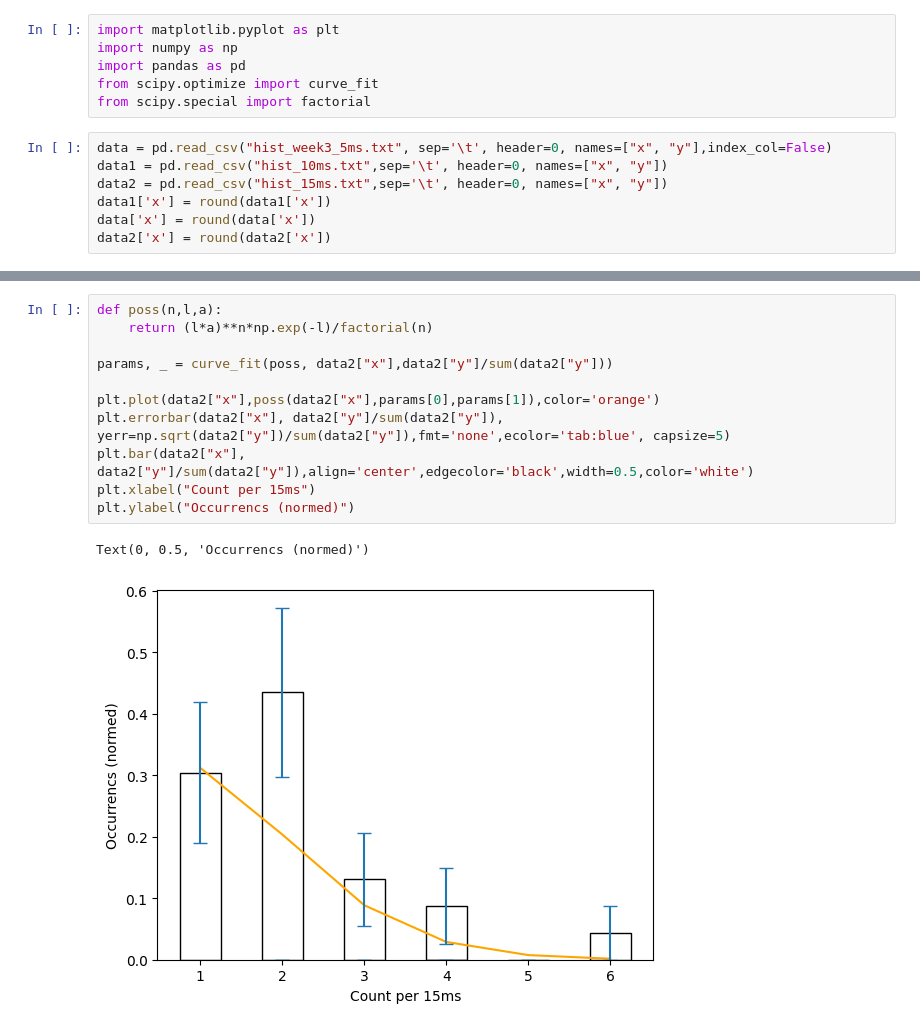
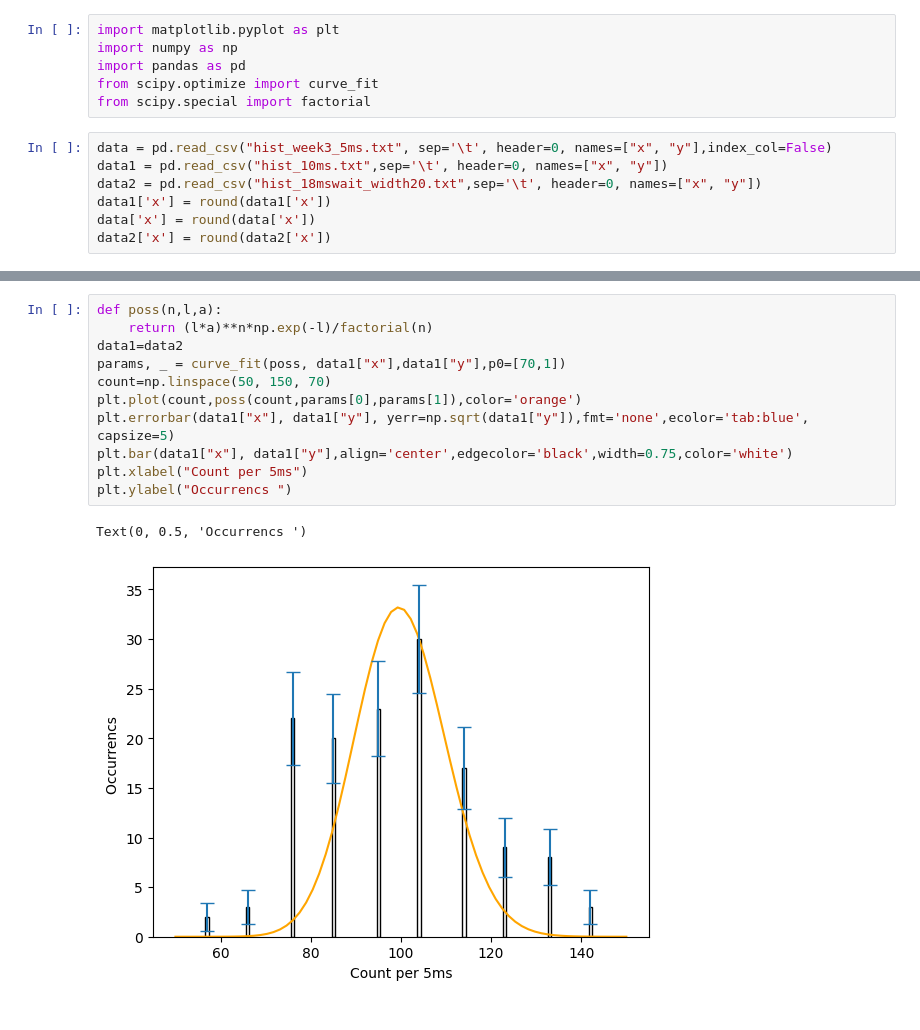
Before and after one commit to sarah-sev/SPAD, a Jupyter notebook: histplots.ipynb, the cells around one changed output, grey strips where cells are left out. Drawn from its saved outputs; the diff is of its cells as text.

Commit message:
new data

```diff
--- a/histplots.ipynb
+++ b/histplots.ipynb
@@ -7,7 +7,7 @@ from scipy.special import factorial
 # %%
 data = pd.read_csv("hist_week3_5ms.txt", sep='\t', header=0, names=["x", "y"],index_col=False)
 data1 = pd.read_csv("hist_10ms.txt",sep='\t', header=0, names=["x", "y"])
-data2 = pd.read_csv("hist_15ms.txt",sep='\t', header=0, names=["x", "y"])
+data2 = pd.read_csv("hist_18mswait_width20.txt",sep='\t', header=0, names=["x", "y"])
 data1['x'] = round(data1['x'])
 data['x'] = round(data['x'])
 data2['x'] = round(data2['x'])
@@ -41,15 +59,15 @@ Text(0, 0.5, 'Mean Count')
 # %%
 def poss(n,l,a):
     return (l*a)**n*np.exp(-l)/factorial(n)
-
-params, _ = curve_fit(poss, data2["x"],data2["y"]/sum(data2["y"]))
-
-plt.plot(data2["x"],poss(data2["x"],params[0],params[1]),color='orange')
-plt.errorbar(data2["x"], data2["y"]/sum(data2["y"]), yerr=np.sqrt(data2["y"])/sum(data2["y"]),fmt='none',ecolor='tab:blue', capsize=5)
-plt.bar(data2["x"], data2["y"]/sum(data2["y"]),align='center',edgecolor='black',width=0.5,color='white')
-plt.xlabel("Count per 15ms")
-plt.ylabel("Occurrencs (normed)")
+data1=data2
+params, _ = curve_fit(poss, data1["x"],data1["y"],p0=[70,1])
+count=np.linspace(50, 150, 70)
+plt.plot(count,poss(count,params[0],params[1]),color='orange')
+plt.errorbar(data1["x"], data1["y"], yerr=np.sqrt(data1["y"]),fmt='none',ecolor='tab:blue', capsize=5)
+plt.bar(data1["x"], data1["y"],align='center',edgecolor='black',width=0.75,color='white')
+plt.xlabel("Count per 5ms")
+plt.ylabel("Occurrencs ")
 # %% [output]
-Text(0, 0.5, 'Occurrencs (normed)')
+Text(0, 0.5, 'Occurrencs ')
-[figure, old version]
+[figure, new version]
 # %%
```
Also changed, not shown: parts of 10 cells of this notebook, 2 other files.
